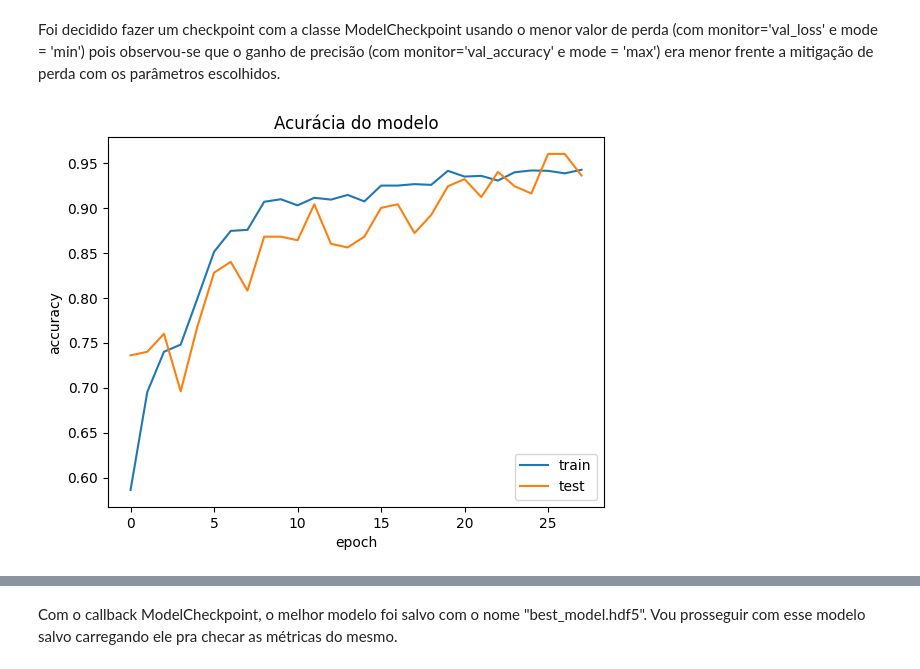
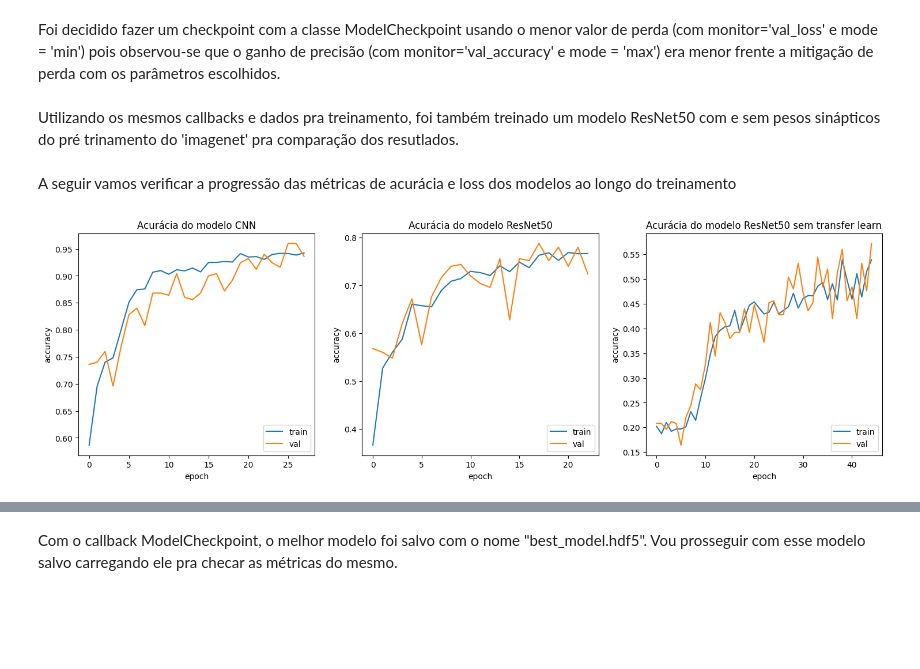
Before and after one commit to Vinicius-S-Grilo/Portfolio, a Jupyter notebook: MVP.ipynb, the cells around one changed output, grey strips where cells are left out. Drawn from its saved outputs; the diff is of its cells as text; code cells hidden in the pictures; blank space fills up the shorter version.

```diff
--- a/MVP.ipynb
+++ b/MVP.ipynb
@@ -1012,3 +1106,5 @@ Epoch 2/50
 KeyboardInterrupt: ignored
 # %% [markdown]
 Foi decidido fazer um checkpoint com a classe ModelCheckpoint usando o menor valor de perda (com monitor='val_loss' e mode = 'min') pois observou-se que o ganho de precisão (com monitor='val_accuracy' e mode = 'max') era menor frente a mitigação de perda com os parâmetros escolhidos.
+# %% [markdown]
+Utilizando os mesmos callbacks e  dados pra treinamento, foi também treinado um modelo ResNet50 com e sem pesos sinápticos do pré trinamento do 'imagenet' pra comparação dos resutlados.
@@ -1015,34 +1172,64 @@ Foi decidido fazer um checkpoint com a classe ModelCheckpoint usando o menor val
+# %% [markdown]
+A seguir vamos verificar a progressão das métricas de acurácia e loss dos modelos ao longo do treinamento
 # %%
 #Plotando os gráficos de accuracy e loss por epoch
 
-#Para evitar que o modelo precise ser novamente treinado aqui no collab,
+#Para evitar que o modelo precise ser novamente treinado aqui no colab,
 #os resultados do treinamento foram previamente salvos em um arquivo csv usando
-#o bloco de código a seguir:
+#o bloco de código a seguir de maneira respectiva pra cada modelo testado (ajustando o parametro history, para os respectivos history2 e history3):
 '''
 #salvando csv dos resultados do treinamento pra cada epoch
 
 epoch = [i for i in range(1,len(history.history['accuracy'])+1)]
 t=pd.DataFrame({"accuracy":history.history['accuracy'],
                 "val_accuracy":history.history['val_accuracy'],
                 "epoch":epoch}).to_csv("train_accuracy.csv", index=False)
 
 t=pd.DataFrame({"loss":history.history['loss'],
                 "val_loss":history.history['val_loss'],
                 "epoch":epoch}).to_csv("train_loss.csv", index=False)
 
 '''
-#Carregando os resultados do csv
+#Carregando os resultados da CNN do csv
 train_test_acc = pd.read_csv(r'/content/train_accuracy.csv')
 train_test_loss = pd.read_csv(r'/content/train_loss.csv')
 
-#Plot accuracy
+#Carregando os resultados do csv para os modelos ResNet50
+ResNet50_train_test_acc = pd.read_csv(r'/content/ResNet50_train_accuracy.csv')
+ResNet50_train_test_loss = pd.read_csv(r'/content/ResNet50_train_loss.csv')
+ResNet50_2_train_test_acc = pd.read_csv(r'/content/ResNet50_train_accuracy2.csv')
+ResNet50_2_train_test_loss = pd.read_csv(r'/content/ResNet50_train_loss2.csv')
+
+#Plot accuracy dos modelos
+
+plt.figure(1, figsize=(18,5))
+plt.subplot(131)
 plt.plot(train_test_acc['accuracy'])
 plt.plot(train_test_acc['val_accuracy'])
-plt.title('Acurácia do modelo')
+plt.title('Acurácia do modelo CNN')
 plt.ylabel('accuracy')
 plt.xlabel('epoch')
-plt.legend(['train','test'],loc='lower right')
+plt.legend(['train','val'],loc='lower right')
 plt.savefig('train_test_acc.pdf', format='pdf')
+
+
+plt.subplot(132)
+plt.plot(ResNet50_train_test_acc['accuracy'])
+plt.plot(ResNet50_train_test_acc['val_accuracy'])
+plt.title('Acurácia do modelo ResNet50')
+plt.ylabel('accuracy')
+plt.xlabel('epoch')
+plt.legend(['train','val'],loc='lower right')
+plt.savefig('train_test_acc_resnet50.pdf', format='pdf')
+
+plt.subplot(133)
+plt.plot(ResNet50_2_train_test_acc['accuracy'])
+plt.plot(ResNet50_2_train_test_acc['val_accuracy'])
+plt.title('Acurácia do modelo ResNet50 sem transfer learn')
+plt.ylabel('accuracy')
+plt.xlabel('epoch')
+plt.legend(['train','val'],loc='lower right')
+plt.savefig('train_test_acc_resnet50.pdf', format='pdf')
 plt.show()
 # %% [output]
-[figure, old version]
+[figure, new version]
```
Also changed, not shown: parts of 41 cells of this notebook.
